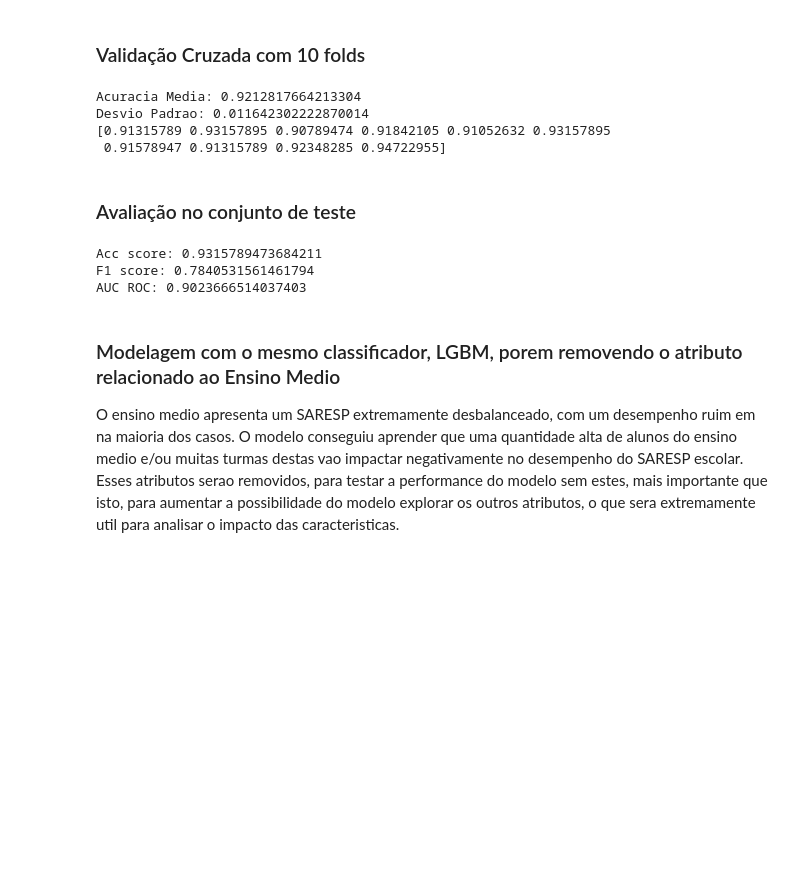
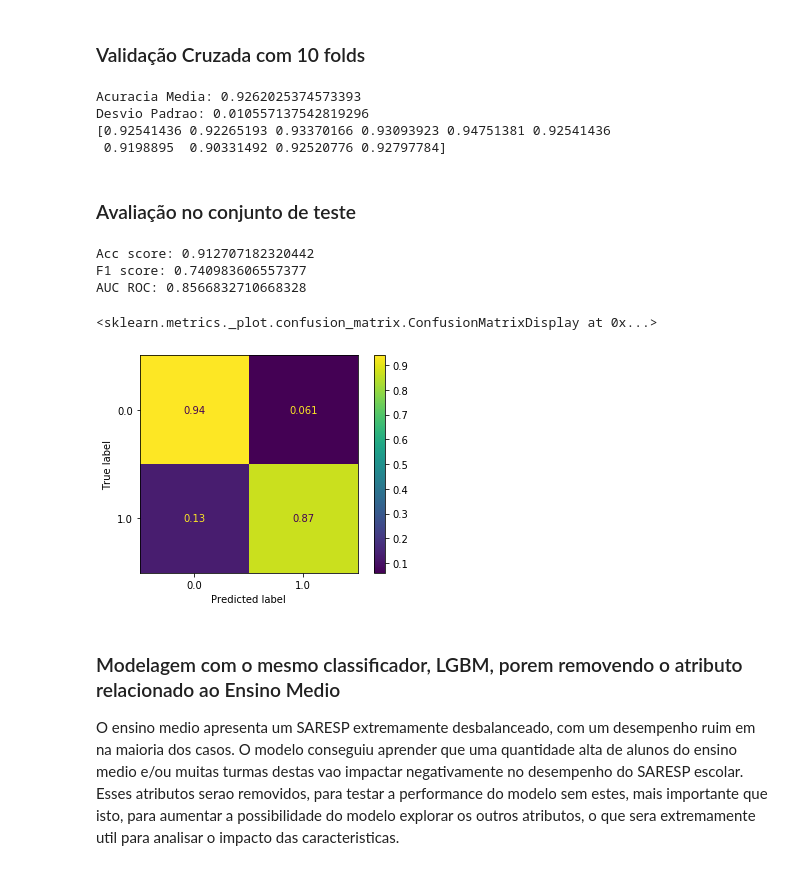
Before and after one commit to miltongneto/Education-SP-BR, a Jupyter notebook: notebooks/03-machine_learning.ipynb, the cells around one changed output. Drawn from its saved outputs; the diff is of its cells as text; code cells hidden in the pictures; blank space fills up the shorter version.

```diff
--- a/notebooks/03-machine_learning.ipynb
+++ b/notebooks/03-machine_learning.ipynb
@@ -53,6 +53,10 @@ Transformar os atributos categóricos para numéricos
 # %%
 df_cluster_dummie = pd.get_dummies(dataset['CLUSTER'], prefix='CLUSTER_')
 dataset = pd.concat([dataset.drop('CLUSTER', axis=1), df_cluster_dummie], axis=1)
+# %%
+# pd.get_dummies(dataset['DIRETOR_TITULACAO'], prefix='DIRETOR_TITULO_').sum() / dataset.shape[0] * 100
+df_diretor_titulo_dummie = pd.get_dummies(dataset['DIRETOR_TITULACAO'], prefix='DIRETOR_TITULO_')
+dataset = pd.concat([dataset.drop('DIRETOR_TITULACAO', axis=1), df_diretor_titulo_dummie], axis=1)
 # %% [markdown]
 ### Transformar o atributo RURAL_URBAN para o tipo binario
 
@@ -104,10 +112,10 @@ print('Acuracia Media:', np.mean(scores))
 print('Desvio Padrao:', np.std(scores))
 print(scores)
 # %% [output]
-Acuracia Media: 0.9212817664213304
-Desvio Padrao: 0.011642302222870014
-[0.91315789 0.93157895 0.90789474 0.91842105 0.91052632 0.93157895
- 0.91578947 0.91315789 0.92348285 0.94722955]
+Acuracia Media: 0.9262025374573393
+Desvio Padrao: 0.010557137542819296
+[0.92541436 0.92265193 0.93370166 0.93093923 0.94751381 0.92541436
+ 0.9198895  0.90331492 0.92520776 0.92797784]
 # %% [markdown]
 ### Avaliação no conjunto de teste
 # %%
@@ -117,11 +125,14 @@ pred = model.predict(X_test)
 # %%
 print('Acc score:', accuracy_score(y_test, pred))
 print('F1 score:', f1_score(y_test, pred))
 print('AUC ROC:', roc_auc_score(y_test, pred))
+plot_confusion_matrix(model, X_test, y_test, normalize='true')
 # %% [output]
-Acc score: 0.9315789473684211
-F1 score: 0.7840531561461794
-AUC ROC: 0.9023666514037403
+Acc score: 0.912707182320442
+F1 score: 0.740983606557377
+AUC ROC: 0.8566832710668328
+<sklearn.metrics._plot.confusion_matrix.ConfusionMatrixDisplay at 0x...>
+[figure, added]
 # %% [markdown]
 ### Modelagem com o mesmo classificador, LGBM, porem removendo o atributo relacionado ao Ensino Medio
 O ensino medio apresenta um SARESP extremamente desbalanceado, com um desempenho ruim em na maioria dos casos. O modelo conseguiu aprender que uma quantidade alta de alunos do ensino medio e/ou muitas turmas destas vao impactar negativamente no desempenho do SARESP escolar. Esses atributos serao removidos, para testar a performance do modelo sem estes, mais importante que isto, para aumentar a possibilidade do modelo explorar os outros atributos, o que sera extremamente util para analisar o impacto das caracteristicas.
```
Also changed, not shown: parts of 10 cells of this notebook, 11 other files.
